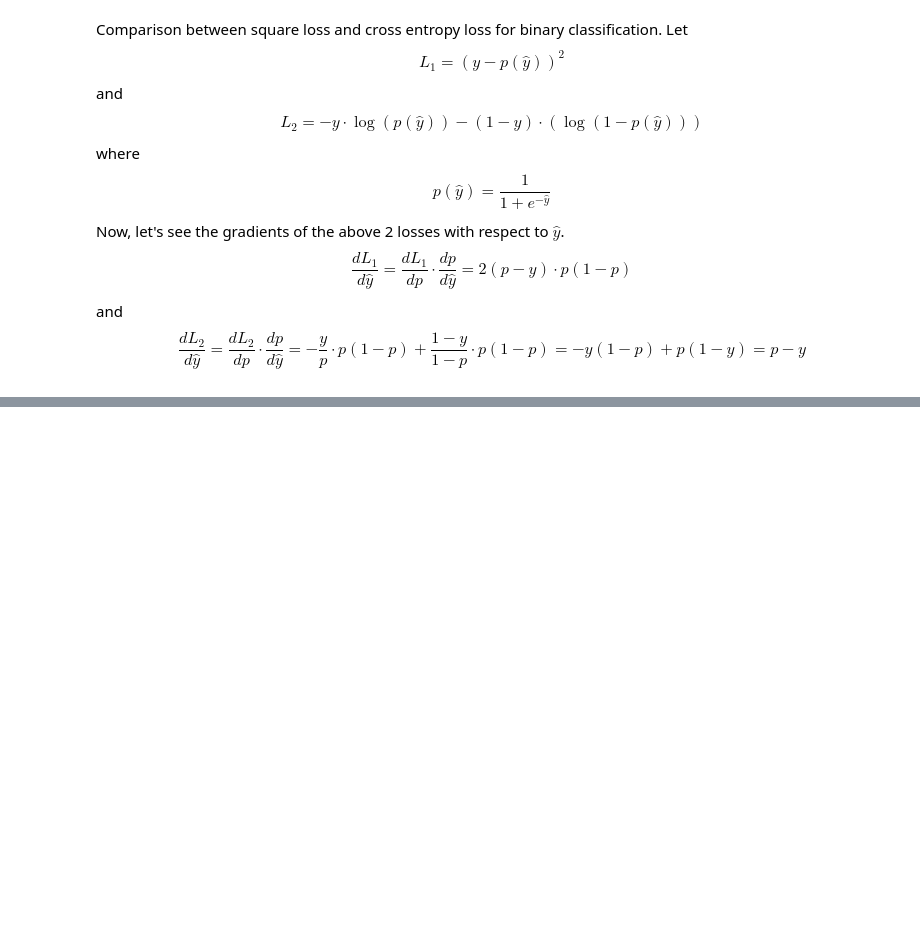
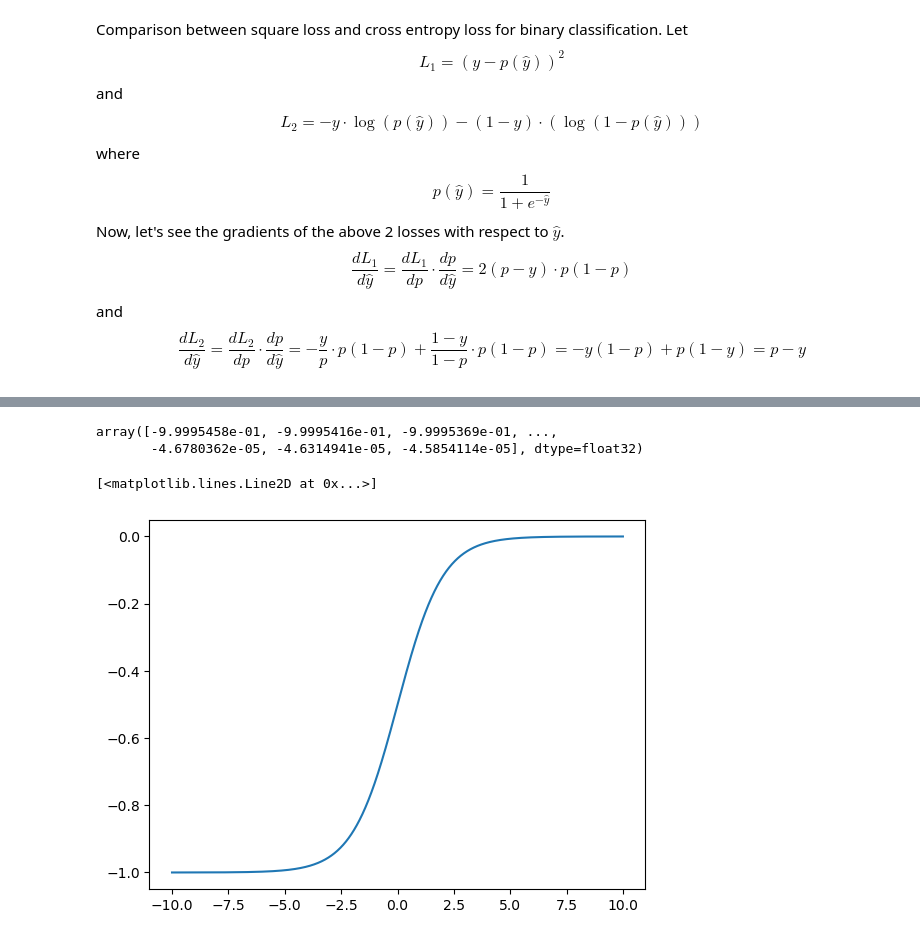
Before and after one commit to llcc402/chery_public, a Jupyter notebook: coherent-lstm-hmc.ipynb, the cells around one changed output, grey strips where cells are left out. Saved outputs shown, nothing was run; the diff lists cells and outputs as text; code cells hidden in the pictures; blank space fills up the shorter version.

```diff
--- a/coherent-lstm-hmc.ipynb
+++ b/coherent-lstm-hmc.ipynb
@@ -325,0 +342,17 @@ $$
+# %%
+def g(x):
+    return tf.nn.sigmoid_cross_entropy_with_logits(tf.ones_like(x), x)
+x = tf.Variable(np.arange(-10,10,0.01), dtype=tf.float32)
+with tf.GradientTape() as tape:
+    y = g(x)
+    dgdx = tape.gradient(y, x)
+dgdx = dgdx.numpy()
+dgdx
+# %% [output]
+array([-9.9995458e-01, -9.9995416e-01, -9.9995369e-01, ...,
+       -4.6780362e-05, -4.6314941e-05, -4.5854114e-05], dtype=float32)
+# %%
+plt.plot(np.arange(-10,10,0.01), dgdx)
+# %% [output]
+[<matplotlib.lines.Line2D at 0x...>]
+[figure, added]
```
Also changed, not shown: parts of 3 cells of this notebook, 1 other file.
